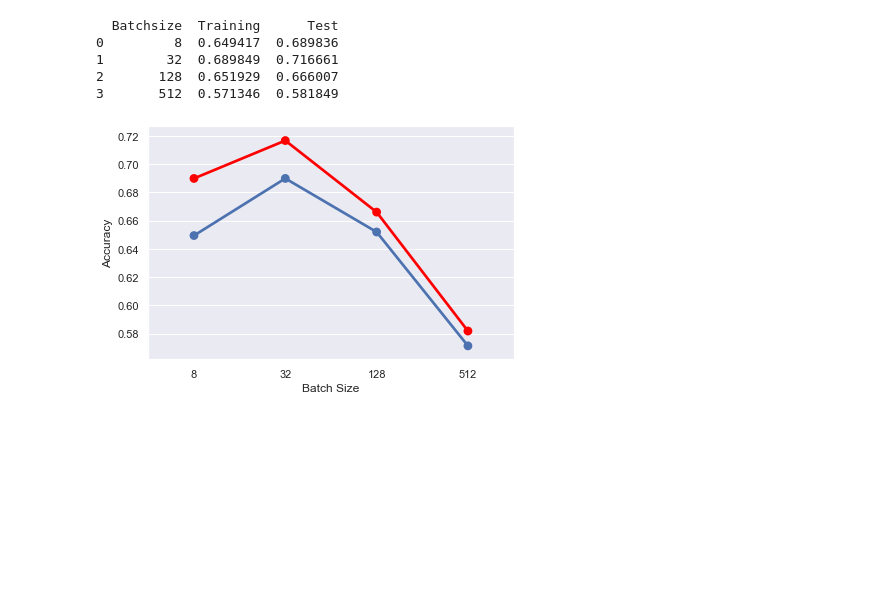
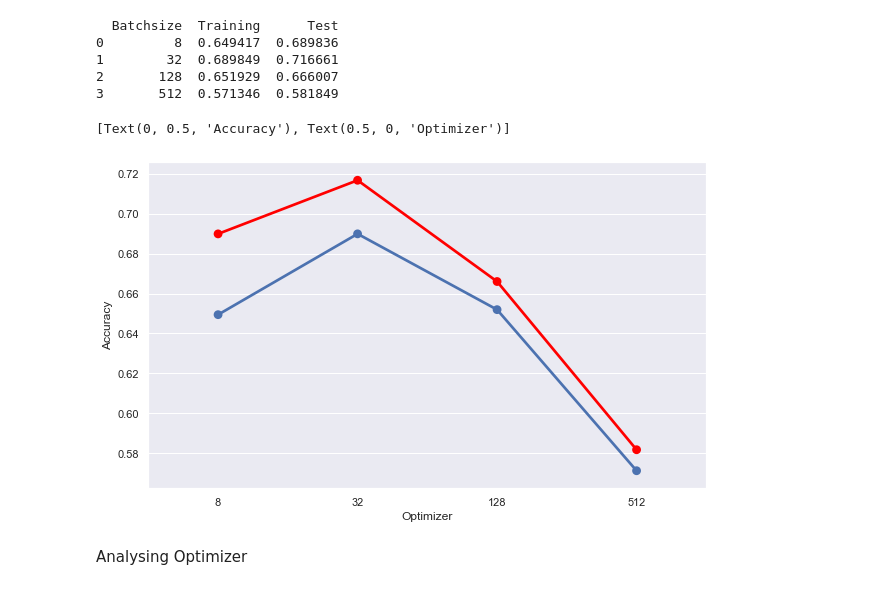
Before and after one commit to VCRoselieb/LocVisualisierungen, a Jupyter notebook: Locs.ipynb, the cells around one changed output. Saved outputs shown, nothing was run; the diff lists cells and outputs as text; code cells hidden in the pictures; blank space fills up the shorter version.

Commit message:
Visualisation

```diff
--- a/Locs.ipynb
+++ b/Locs.ipynb
@@ -102,19 +103,20 @@ To retain the current behavior and silence the warning, pass 'sort=True'.
 # %%
 #Plot accuracy
 
 # create two axes
-fig = plt.figure()
+fig = plt.figure(figsize=(10,6) )
 
 
-# first subplot with boxplot
+# first subplot
 ax = sns.pointplot(x="Batchsize", y="Training", data=accuracy)
 
 
-# second subplot with violinplot
-ax2= sns.pointplot(x="Batchsize", y="Test", data=accuracy, color= 'red')#
+# second subplot
+ax2= sns.pointplot(x="Batchsize", y="Test", data=accuracy, color= 'red')
 #handling legends
-ax.set(xlabel='Batch Size', ylabel='Accuracy')
-
-fig.tight_layout()
+ax.set(xlabel='Optimizer', ylabel='Accuracy')
 # %% [output]
+[Text(0, 0.5, 'Accuracy'), Text(0.5, 0, 'Optimizer')]
-[figure, old version]
+[figure, new version]
+# %% [markdown]
+Analysing Optimizer
```
Also changed, not shown: parts of 6 cells of this notebook.
